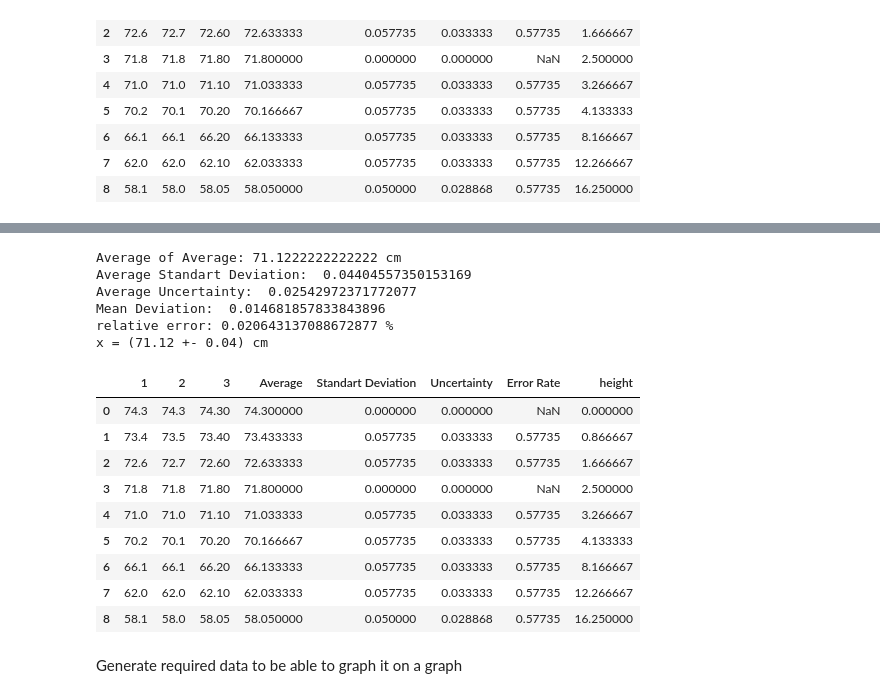
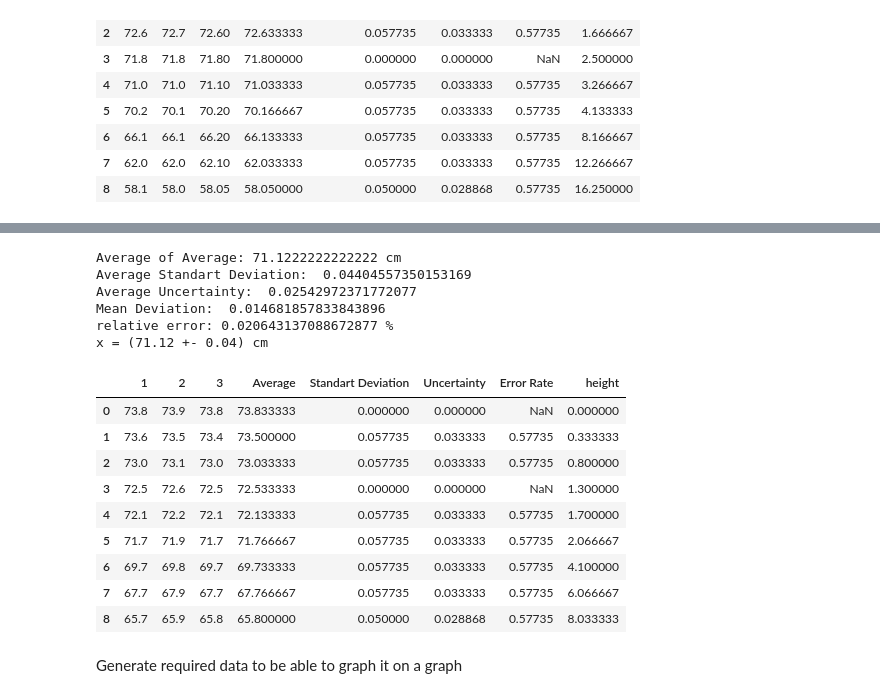
Before and after one commit to Timofey-Makhankov/IDAF-Tech, a Jupyter notebook: analysis/notebook.ipynb, the cells around one changed output, grey strips where cells are left out. Drawn from its saved outputs; the diff is of its cells as text; code cells hidden in the pictures.

```diff
--- a/analysis/notebook.ipynb
+++ b/analysis/notebook.ipynb
@@ -171,34 +171,34 @@ x = (43.76 +- 0.04) cm
 # %%
 # Analysis for Springs in parallel
 avg_of_average = np.mean(spring_parallel_data['Average'])
 avg_of_deviation = np.mean(spring_parallel_data['Standart Deviation'])
 avg_of_uncertainty = np.mean(spring_parallel_data['Uncertainty'])
 mean_deviation = np.divide(avg_of_deviation, np.sqrt(9))
 relative_error = np.divide(mean_deviation, avg_of_average)
 print(f"Average of Average: {avg_of_average} cm")
 print(f"Average Standart Deviation: ", avg_of_deviation)
 print(f"Average Uncertainty: ", avg_of_uncertainty)
 print(f"Mean Deviation: ", mean_deviation)
 print(f"relative error: {relative_error * 100} %")
 print(f"x = ({avg_of_average:.2f} +- {avg_of_deviation:.2f}) cm")
-spring_1_data
+spring_parallel_data
 # %% [output]
 Average of Average: 71.1222222222222 cm
 Average Standart Deviation:  0.04404557350153169
 Average Uncertainty:  0.02542972371772077
 Mean Deviation:  0.014681857833843896
 relative error: 0.020643137088672877 %
 x = (71.12 +- 0.04) cm
 |  | 1 | 2 | 3 | Average | Standart Deviation | Uncertainty | Error Rate | height |
-| 0 | 74.3 | 74.3 | 74.30 | 74.300000 | 0.000000 | 0.000000 | NaN | 0.000000 |
-| 1 | 73.4 | 73.5 | 73.40 | 73.433333 | 0.057735 | 0.033333 | 0.57735 | 0.866667 |
-| 2 | 72.6 | 72.7 | 72.60 | 72.633333 | 0.057735 | 0.033333 | 0.57735 | 1.666667 |
-| 3 | 71.8 | 71.8 | 71.80 | 71.800000 | 0.000000 | 0.000000 | NaN | 2.500000 |
-| 4 | 71.0 | 71.0 | 71.10 | 71.033333 | 0.057735 | 0.033333 | 0.57735 | 3.266667 |
-| 5 | 70.2 | 70.1 | 70.20 | 70.166667 | 0.057735 | 0.033333 | 0.57735 | 4.133333 |
-| 6 | 66.1 | 66.1 | 66.20 | 66.133333 | 0.057735 | 0.033333 | 0.57735 | 8.166667 |
-| 7 | 62.0 | 62.0 | 62.10 | 62.033333 | 0.057735 | 0.033333 | 0.57735 | 12.266667 |
-| 8 | 58.1 | 58.0 | 58.05 | 58.050000 | 0.050000 | 0.028868 | 0.57735 | 16.250000 |
+| 0 | 73.8 | 73.9 | 73.8 | 73.833333 | 0.000000 | 0.000000 | NaN | 0.000000 |
+| 1 | 73.6 | 73.5 | 73.4 | 73.500000 | 0.057735 | 0.033333 | 0.57735 | 0.333333 |
+| 2 | 73.0 | 73.1 | 73.0 | 73.033333 | 0.057735 | 0.033333 | 0.57735 | 0.800000 |
+| 3 | 72.5 | 72.6 | 72.5 | 72.533333 | 0.000000 | 0.000000 | NaN | 1.300000 |
+| 4 | 72.1 | 72.2 | 72.1 | 72.133333 | 0.057735 | 0.033333 | 0.57735 | 1.700000 |
+| 5 | 71.7 | 71.9 | 71.7 | 71.766667 | 0.057735 | 0.033333 | 0.57735 | 2.066667 |
+| 6 | 69.7 | 69.8 | 69.7 | 69.733333 | 0.057735 | 0.033333 | 0.57735 | 4.100000 |
+| 7 | 67.7 | 67.9 | 67.7 | 67.766667 | 0.057735 | 0.033333 | 0.57735 | 6.066667 |
+| 8 | 65.7 | 65.9 | 65.8 | 65.800000 | 0.050000 | 0.028868 | 0.57735 | 8.033333 |
 # %% [markdown]
 Generate required data to be able to graph it on a graph
 # %%
```
Also changed, not shown: parts of 4 cells of this notebook, 3 other files.
